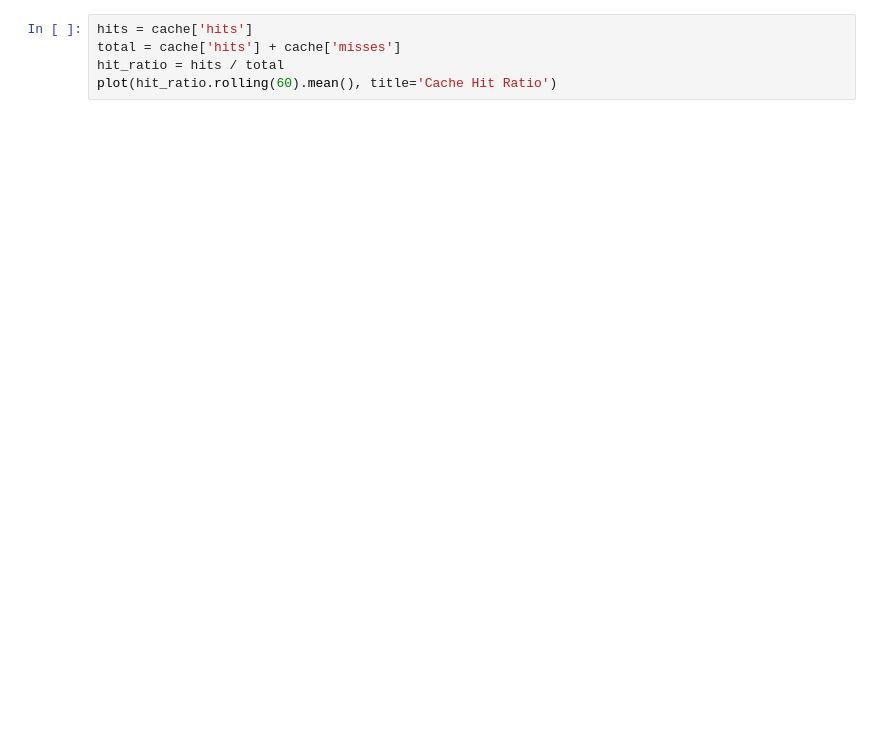
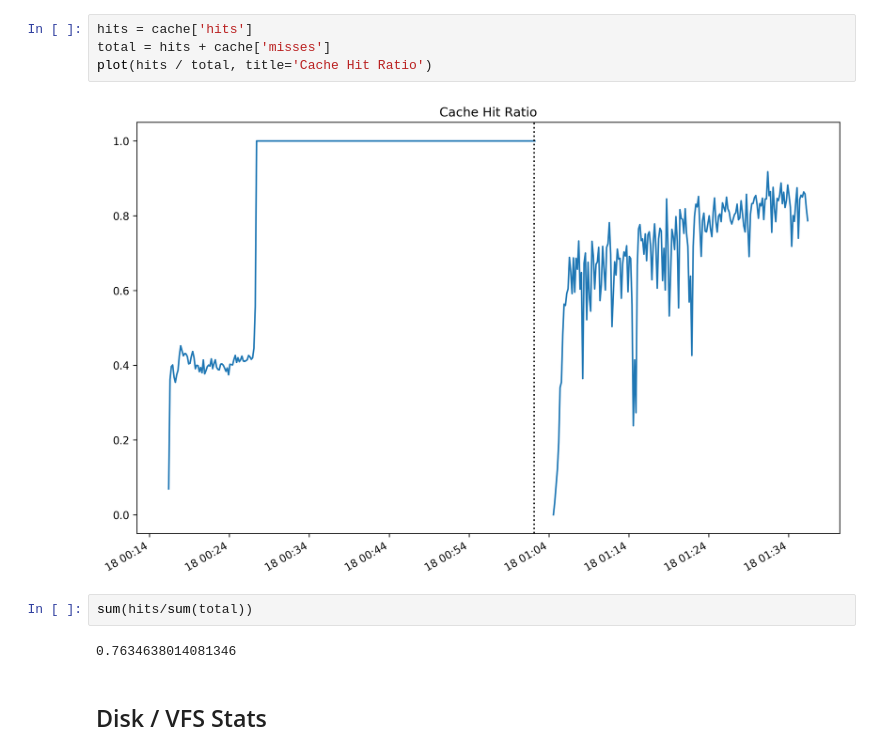
Before and after one commit to eklitzke/bitcoin-tools, a Jupyter notebook: hacking.ipynb, the cells around one changed output. Drawn from its saved outputs; the diff is of its cells as text; blank space fills up the shorter version.

```diff
--- a/hacking.ipynb
+++ b/hacking.ipynb
@@ -53,5 +112,12 @@ plot(update_tip[['utxo_memory', 'utxo_count']], title='UTXO Memory')
 # %%
 hits = cache['hits']
-total = cache['hits'] + cache['misses']
-hit_ratio = hits / total
-plot(hit_ratio.rolling(60).mean(), title='Cache Hit Ratio')
+total = hits + cache['misses']
+plot(hits / total, title='Cache Hit Ratio')
+# %% [output]
+[figure, added]
+# %%
+sum(hits/sum(total))
+# %% [output]
+0.7634638014081346
+# %% [markdown]
+## Disk / VFS Stats
```
Also changed, not shown: parts of 24 cells of this notebook, 1 other file.
